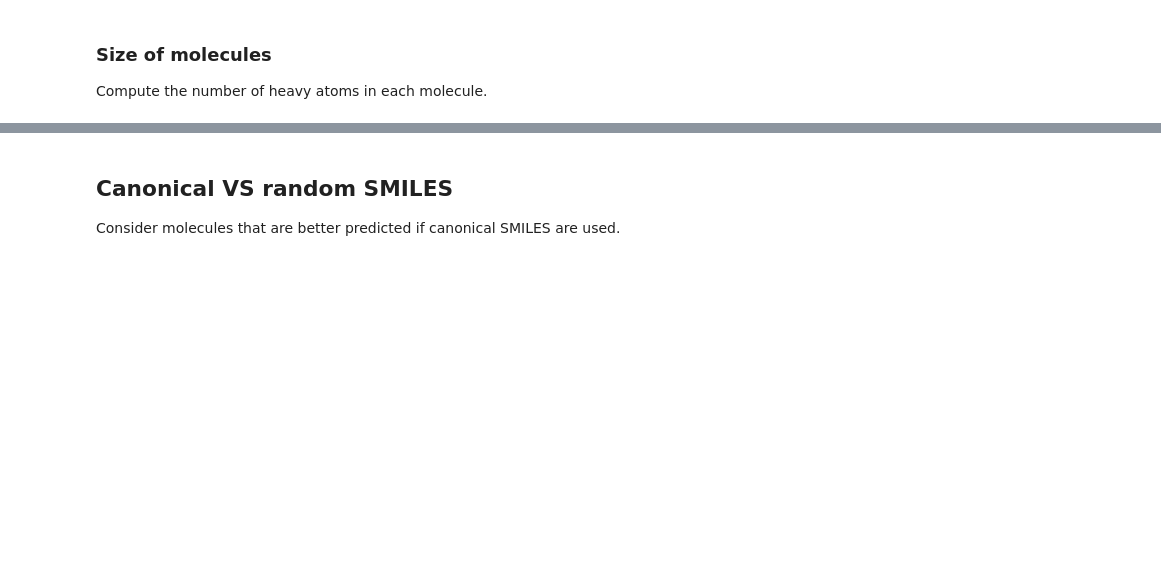
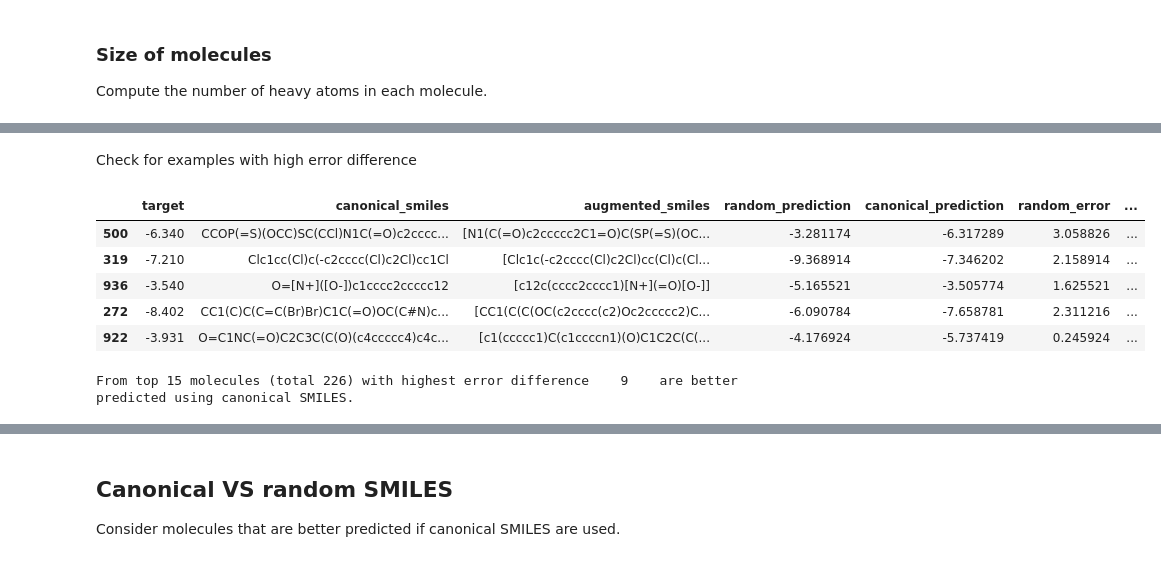
Before and after one commit to volkamerlab/maxsmi, a Jupyter notebook: maxsmi/results_analysis/results_canonical_vs_random.ipynb, the cells around one changed output, grey strips where cells are left out. Saved outputs shown, nothing was run; the diff lists cells and outputs as text; code cells hidden in the pictures; blank space fills up the shorter version.

```diff
--- a/maxsmi/results_analysis/results_canonical_vs_random.ipynb
+++ b/maxsmi/results_analysis/results_canonical_vs_random.ipynb
@@ -128,0 +141,22 @@ smiles"].apply(get_num_heavy_atoms)
+# %% [markdown]
+Check for examples with high error difference
+# %%
+test_data["abs_diff_canonical_random_error"] = (test_data["canonical_error"] -
+                             test_data["random_error"]).abs()
+test_data["canonical_better"] = (test_data["canonical_error"] <=
+                             test_data["random_error"])
+test_data.sort_values("abs_diff_canonical_random_error", ascending=False).head()
+# %% [output]
+|  | target | canonical_smiles | augmented_smiles | random_prediction | canonical_prediction | random_error | ... |
+| 500 | -6.340 | CCOP(=S)(OCC)SC(CCl)N1C(=O)c2cccc... | [N1(C(=O)c2ccccc2C1=O)C(SP(=S)(OC... | -3.281174 | -6.317289 | 3.058826 | ... |
+| 319 | -7.210 | Clc1cc(Cl)c(-c2cccc(Cl)c2Cl)cc1Cl | [Clc1c(-c2cccc(Cl)c2Cl)cc(Cl)c(Cl... | -9.368914 | -7.346202 | 2.158914 | ... |
+| 936 | -3.540 | O=[N+]([O-])c1cccc2ccccc12 | [c12c(cccc2cccc1)[N+](=O)[O-]] | -5.165521 | -3.505774 | 1.625521 | ... |
+| 272 | -8.402 | CC1(C)C(C=C(Br)Br)C1C(=O)OC(C#N)c... | [CC1(C(C(OC(c2cccc(c2)Oc2ccccc2)C... | -6.090784 | -7.658781 | 2.311216 | ... |
+| 922 | -3.931 | O=C1NC(=O)C2C3C(C(O)(c4ccccc4)c4c... | [c1(ccccc1)C(c1ccccn1)(O)C1C2C(C(... | -4.176924 | -5.737419 | 0.245924 | ... |
+# %%
+top_n = 15
+print(f"From top {top_n} molecules (total {test_data.shape[0]}) with highest error difference\
+    {test_data.sort_values('abs_diff_canonical_random_error', ascending=False)[0:top_n].canonical_better.sum()}\
+    are better predicted using canonical SMILES.")
+# %% [output]
+From top 15 molecules (total 226) with highest error difference    9    are better predicted using canonical SMILES.
```
Also changed, not shown: parts of 9 cells of this notebook.
